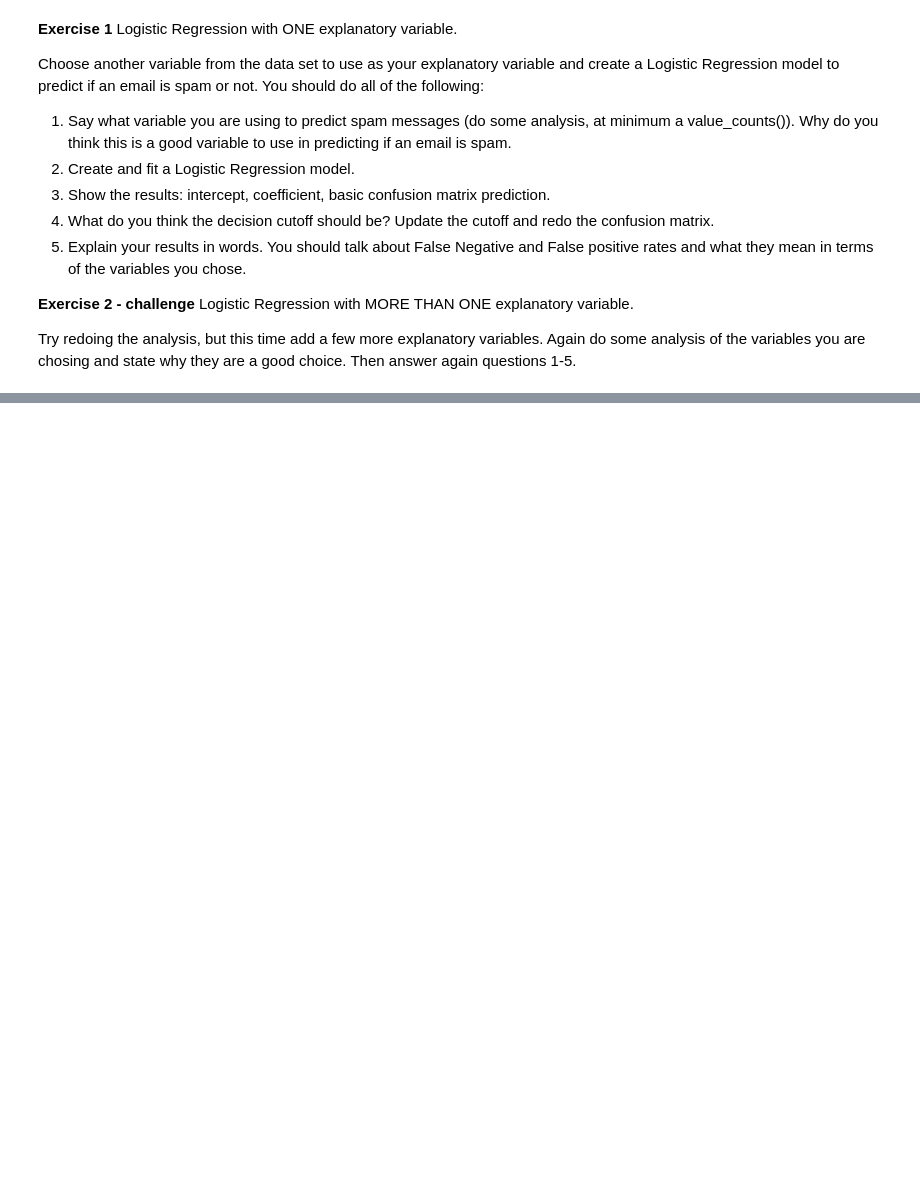
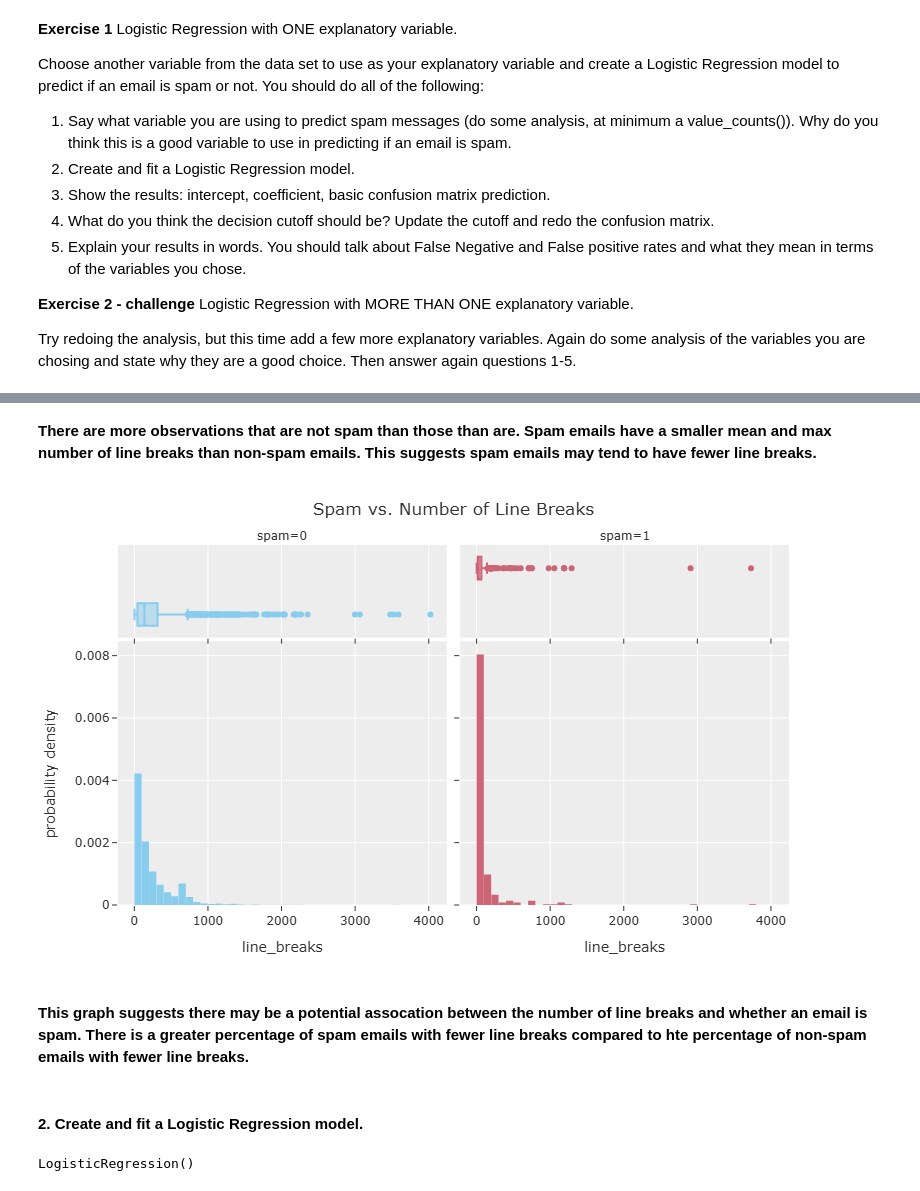
Before and after one commit to joseephwong/Day18, a Jupyter notebook: Day18-HW.ipynb, the cells around one changed output, grey strips where cells are left out. Saved outputs shown, nothing was run; the diff lists cells and outputs as text; code cells hidden in the pictures; blank space fills up the shorter version.

```diff
--- a/Day18-HW.ipynb
+++ b/Day18-HW.ipynb
@@ -107,0 +169,42 @@ Try redoing the analysis, but this time add a few more explanatory variables. Ag
+# %% [markdown]
+**There are more observations that are not spam than those than are. Spam emails have a smaller mean and max number of line breaks than non-spam emails. This suggests spam emails may tend to have fewer line breaks.**
+# %%
+fig = px.histogram(DF,
+                   x='line_breaks',
+                   color='spam',
+                   facet_col='spam',
+                   nbins=50,
+                   histnorm='probability density',
+                   marginal="box",
+                   color_discrete_sequence=px.colors.qualitative.Safe)
+
+
+fig.update_layout(template="ggplot2",
+                  bargap=0.02,
+                  title='Spam vs. Number of Line Breaks',
+                  title_x=0.5,
+                  showlegend=False,
+                  autosize=False,
+                  width=800,
+                  height=500)
+
+fig.show()
+# %% [output]
+[figure, added]
+# %% [markdown]
+**This graph suggests there may be a potential assocation between the number of line breaks and whether an email is spam. There is a greater percentage of spam emails with fewer line breaks compared to hte percentage of non-spam emails with fewer line breaks.**
+# %% [markdown]
+#### 2. Create and fit a Logistic Regression model.
+# %%
+# Get a subset of the rows
+DF_model = DF[['line_breaks','spam']]
+
+# Get the variables
+X = DF_model['line_breaks'].values.reshape(-1,1)
+y = DF_model['spam']
+
+# Do the regression
+LM = LogisticRegression()
+LM.fit(X,y)
+# %% [output]
+LogisticRegression()
```
Also changed, not shown: parts of 27 cells of this notebook.
